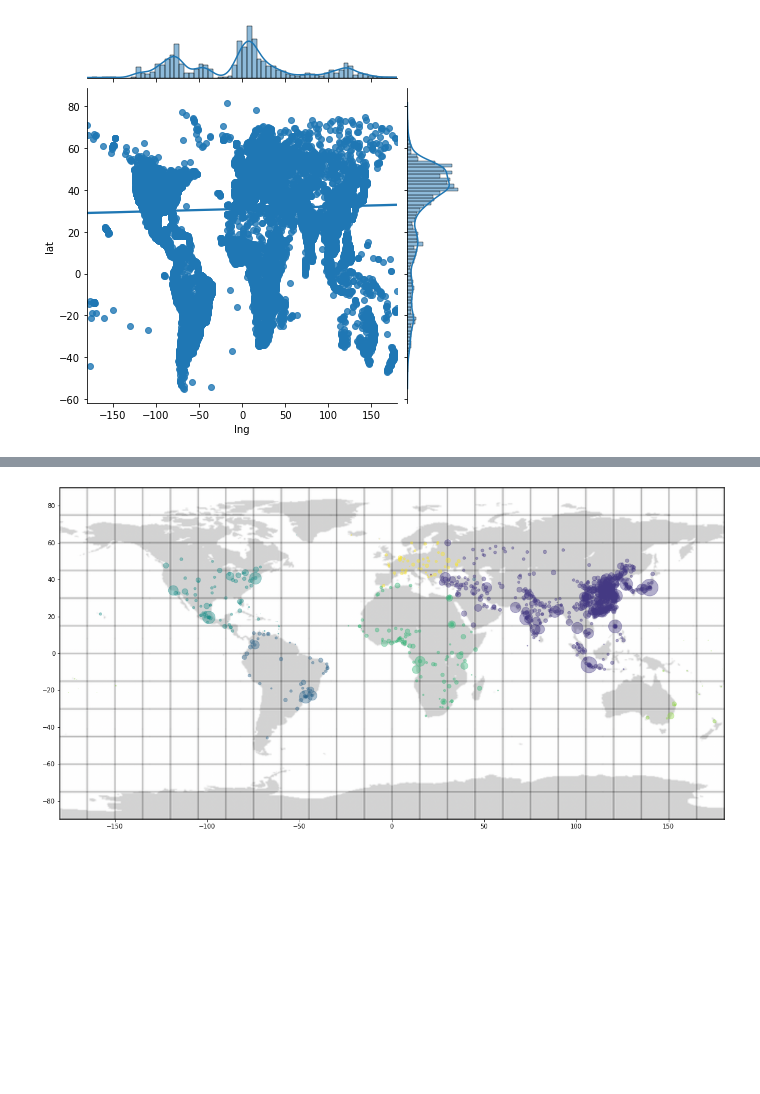
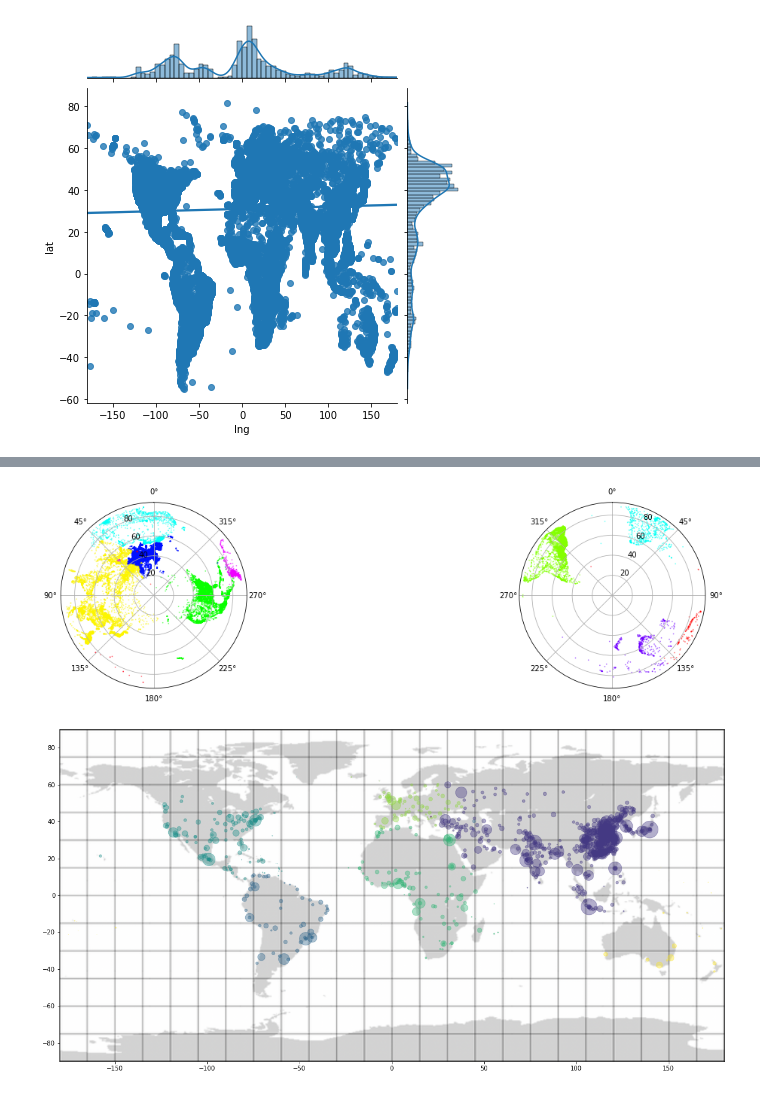
Before and after one commit to Aidan23Smith/Seeing-a-Connected-World, a Jupyter notebook: Seeing a Connected World.ipynb, the cells around one changed output, grey strips where cells are left out. Cells and saved outputs as stored; diff of their text form; code cells hidden in the pictures; blank space fills up the shorter version.

```diff
--- a/Seeing a Connected World.ipynb
+++ b/Seeing a Connected World.ipynb
@@ -642,18 +624,40 @@ plt.show()
-# %%
-plt.figure(figsize=(40,10))
-addmap()
-
-data = everything2[:1000]
-
-colour = pd.factorize(data['Continent_Name'])[0]
-
-plt.scatter(
-    x=data['lng'],
-    y=data['lat'],
-    s=data['population']/50000,
-    alpha=0.4,
-    c = colour
-)
-plt.show()
-# %% [output]
-[figure, removed]
+# %%
+fig = plt.figure(figsize=(40,10))
+
+
+ax1 = fig.add_subplot(221, projection='polar')
+data = everything2[everything2['lat']>0]
+
+colour = pd.factorize(data['Continent_Name'])[0]
+ax1.scatter(np.pi*(data['lng'])/180, 90-data['lat'], cmap='hsv', alpha=0.5, c=colour, s=0.5)
+ax1.set_theta_zero_location("N")
+
+ax2 = fig.add_subplot(211, projection='polar')
+data = everything2[everything2['lat']<0]
+
+colour = pd.factorize(data['Continent_Name'])[0]
+ax2.scatter(np.pi*(data['lng'])/180, 90+data['lat'], cmap='hsv', alpha=0.5, c=colour, s=0.5)
+ax2.set_theta_zero_location("N")
+ax2.set_theta_direction(-1)
+
+plt.show()
+# %% [output]
+[figure, added]
+# %%
+plt.figure(figsize=(40,10))
+addmap()
+
+data = everything2[:1000]
+
+colour = pd.factorize(data['Continent_Name'])[0]
+
+plt.scatter(
+    x=data['lng'],
+    y=data['lat'],
+    s=data['population']/50000,
+    alpha=0.4,
+    c = colour
+)
+plt.show()
+# %% [output]
+[figure, added]
```
Also changed, not shown: parts of 7 cells of this notebook.
